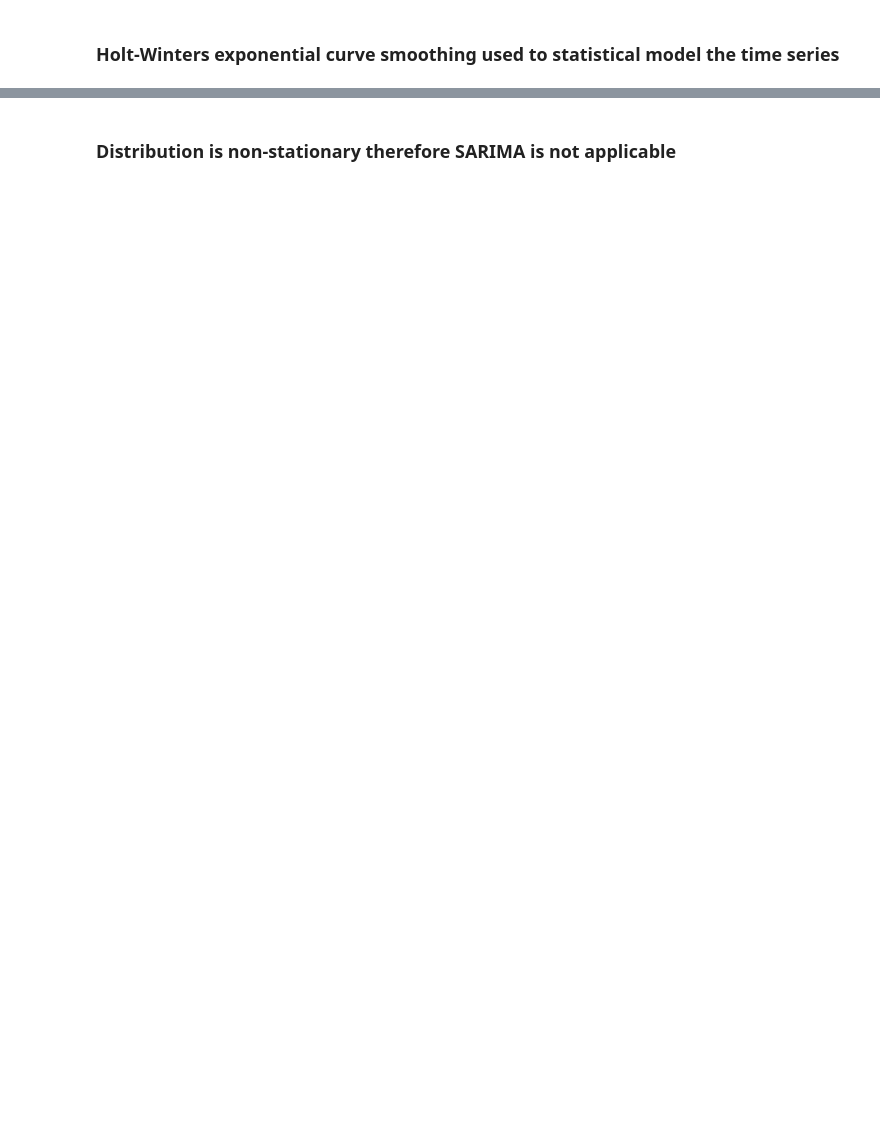
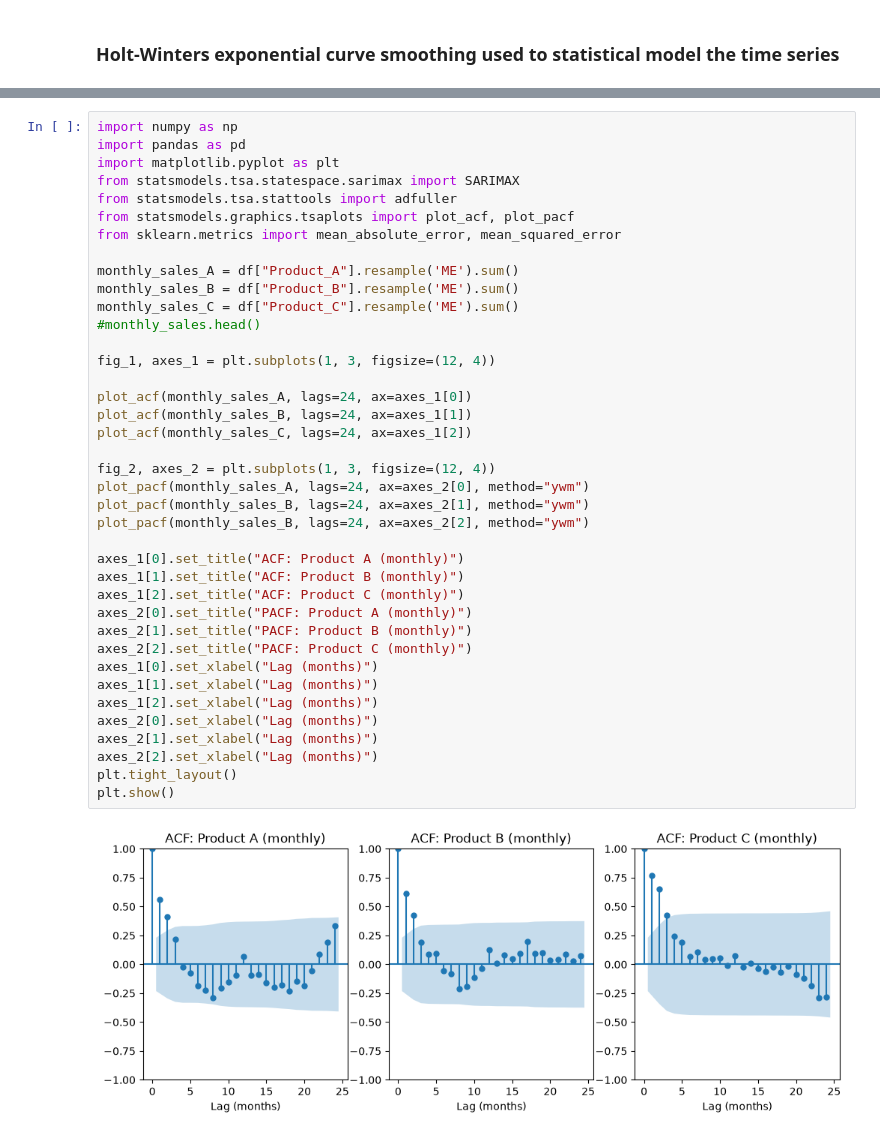
Before and after one commit to JosephDThomas/Chocolate_predictions, a Jupyter notebook: data_analysis.ipynb, the cells around one changed output, grey strips where cells are left out. Saved outputs shown, nothing was run; the diff lists cells and outputs as text; blank space fills up the shorter version.

Commit message:
Adding SARIMA fit not yet complete

```diff
--- a/data_analysis.ipynb
+++ b/data_analysis.ipynb
@@ -332,2 +349,41 @@ Non-Stationary
-# %% [markdown]
-### Distribution is non-stationary therefore SARIMA is not applicable
+# %%
+import numpy as np
+import pandas as pd
+import matplotlib.pyplot as plt
+from statsmodels.tsa.statespace.sarimax import SARIMAX
+from statsmodels.tsa.stattools import adfuller
+from statsmodels.graphics.tsaplots import plot_acf, plot_pacf
+from sklearn.metrics import mean_absolute_error, mean_squared_error
+
+monthly_sales_A = df["Product_A"].resample('ME').sum()
+monthly_sales_B = df["Product_B"].resample('ME').sum()
+monthly_sales_C = df["Product_C"].resample('ME').sum()
+#monthly_sales.head()
+
+fig_1, axes_1 = plt.subplots(1, 3, figsize=(12, 4))
+
+plot_acf(monthly_sales_A, lags=24, ax=axes_1[0])
+plot_acf(monthly_sales_B, lags=24, ax=axes_1[1])
+plot_acf(monthly_sales_C, lags=24, ax=axes_1[2])
+
+fig_2, axes_2 = plt.subplots(1, 3, figsize=(12, 4))
+plot_pacf(monthly_sales_A, lags=24, ax=axes_2[0], method="ywm")
+plot_pacf(monthly_sales_B, lags=24, ax=axes_2[1], method="ywm")
+plot_pacf(monthly_sales_B, lags=24, ax=axes_2[2], method="ywm")
+
+axes_1[0].set_title("ACF: Product A (monthly)")
+axes_1[1].set_title("ACF: Product B (monthly)")
+axes_1[2].set_title("ACF: Product C (monthly)")
+axes_2[0].set_title("PACF: Product A (monthly)")
+axes_2[1].set_title("PACF: Product B (monthly)")
+axes_2[2].set_title("PACF: Product C (monthly)")
+axes_1[0].set_xlabel("Lag (months)")
+axes_1[1].set_xlabel("Lag (months)")
+axes_1[2].set_xlabel("Lag (months)")
+axes_2[0].set_xlabel("Lag (months)")
+axes_2[1].set_xlabel("Lag (months)")
+axes_2[2].set_xlabel("Lag (months)")
+plt.tight_layout()
+plt.show()
+# %% [output]
+[figure, added]
```
Also changed, not shown: parts of 8 cells of this notebook.
